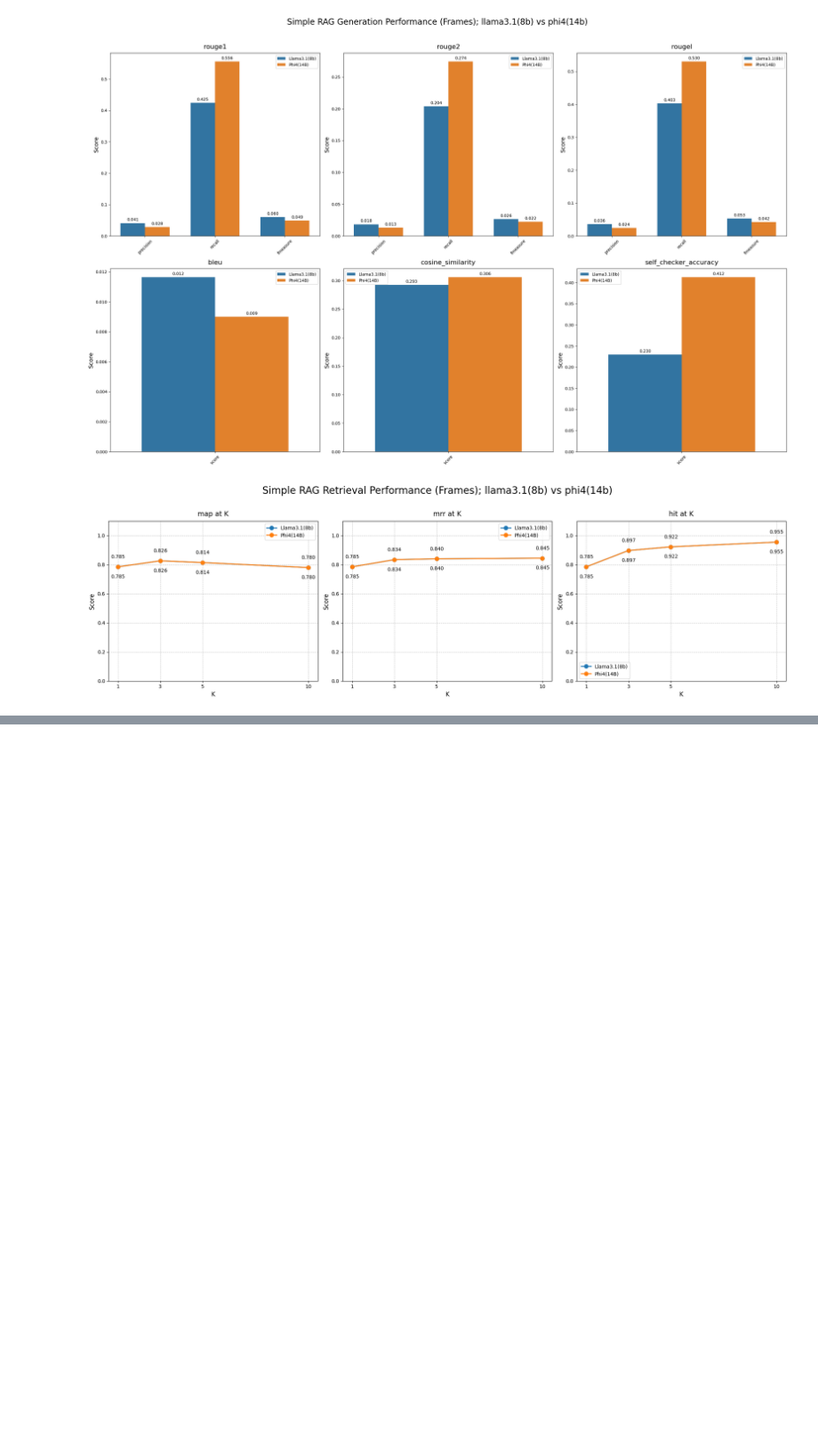
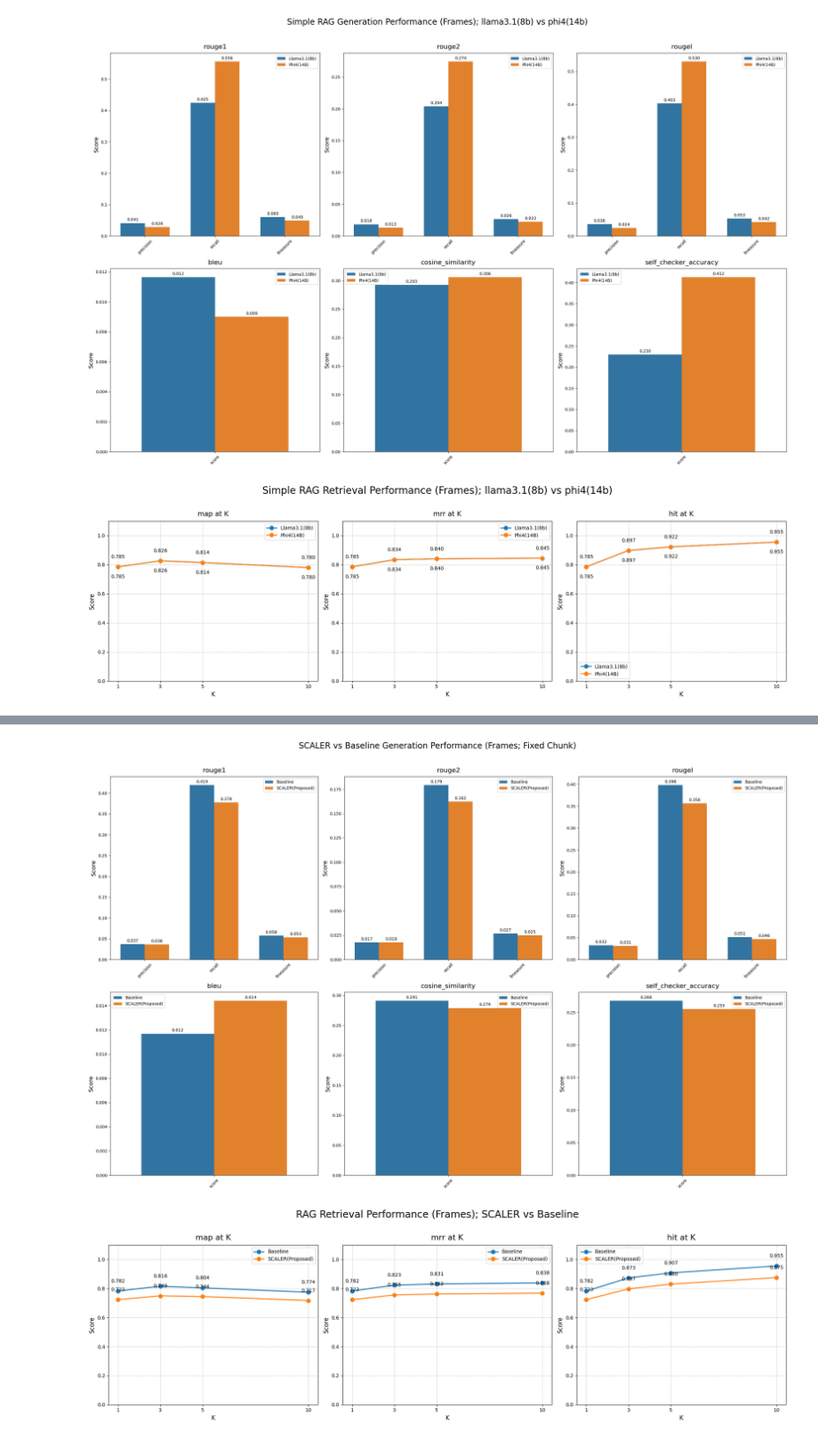
Before and after one commit to RanArino/BDC800-Capstone, a Jupyter notebook: core/evaluation/viz/viz_results.ipynb, the cells around one changed output, grey strips where cells are left out. Shown at 89% size. Cells and saved outputs as stored; diff of their text form; code cells hidden in the pictures; blank space fills up the shorter version.

```diff
--- a/core/evaluation/viz/viz_results.ipynb
+++ b/core/evaluation/viz/viz_results.ipynb
@@ -92,0 +130,25 @@ visualize_retrieval_metrics(
+# %%
+# Inter-Document (Fixed Chunk): SCALER vs Baseline
+
+file_paths = [
+    "../../../experiments/metrics/simple_rag_01_03-20250310-110718.json",
+    "../../../experiments/metrics/scaler_rag_01_03-20250314-090801.json"
+]
+
+# Generation
+visualize_generation_metrics(
+    file_paths,
+    ['Baseline', 'SCALER(Proposed)'],
+    "SCALER vs Baseline Generation Performance (Frames; Fixed Chunk)",
+    show_errors=False
+)
+
+# Retrieval
+visualize_retrieval_metrics(
+    file_paths,
+    ['Baseline', 'SCALER(Proposed)'],
+    "RAG Retrieval Performance (Frames); SCALER vs Baseline"
+)
+# %% [output]
+[figure, added]
+[figure, added]
```
Also changed, not shown: parts of 4 cells of this notebook.
